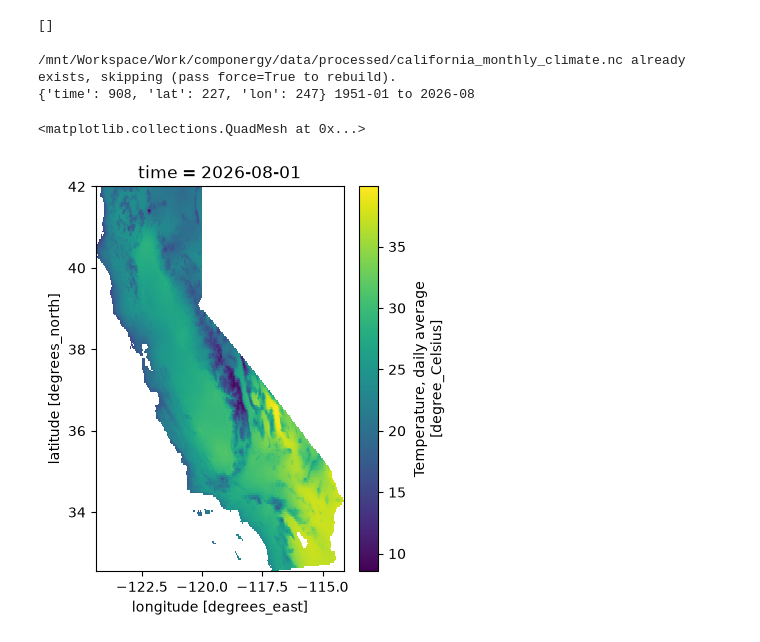
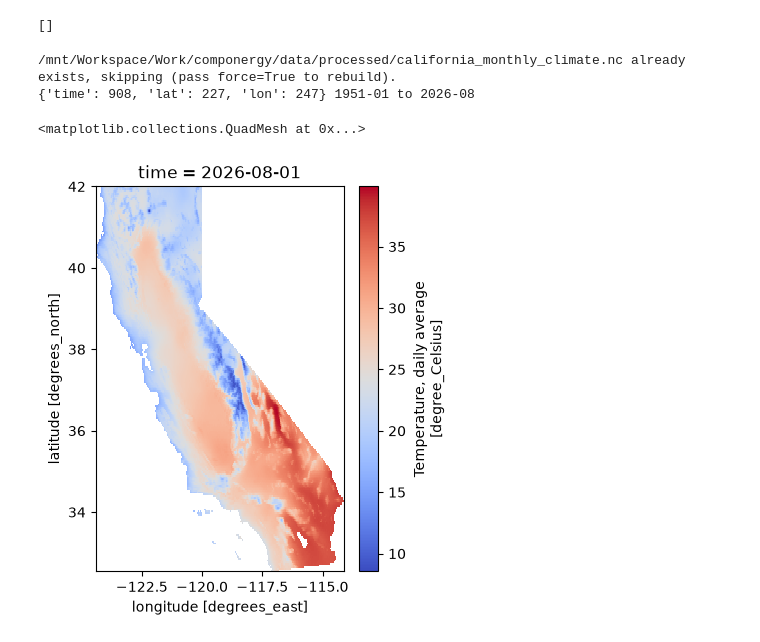
Before and after one commit to farzadasgari/componergy, a Jupyter notebook: notebooks/02-crop-and-aggregate.ipynb, the cells around one changed output. Drawn from its saved outputs; the diff is of its cells as text; code cells hidden in the pictures.

```diff
--- a/notebooks/02-crop-and-aggregate.ipynb
+++ b/notebooks/02-crop-and-aggregate.ipynb
@@ -17,11 +17,11 @@ corrupted cropped files: 0
 # %%
 aggregate()
 import xarray as xr
 ds = xr.open_dataset(NOAA_MONTHLY_FILE)
 print(dict(ds.sizes), str(ds.time.values[0])[:7], 'to', str(ds.time.values[-1])[:7])
-ds['tavg'].isel(time=-1).plot(figsize=(4, 5))
+ds['tavg'].isel(time=-1).plot(figsize=(4, 5), cmap='coolwarm')
 # %% [output]
 /mnt/Workspace/Work/componergy/data/processed/california_monthly_climate.nc already exists, skipping (pass force=True to rebuild).
 {'time': 908, 'lat': 227, 'lon': 247} 1951-01 to 2026-08
 <matplotlib.collections.QuadMesh at 0x...>
-[figure, old version]
+[figure, new version]
```
